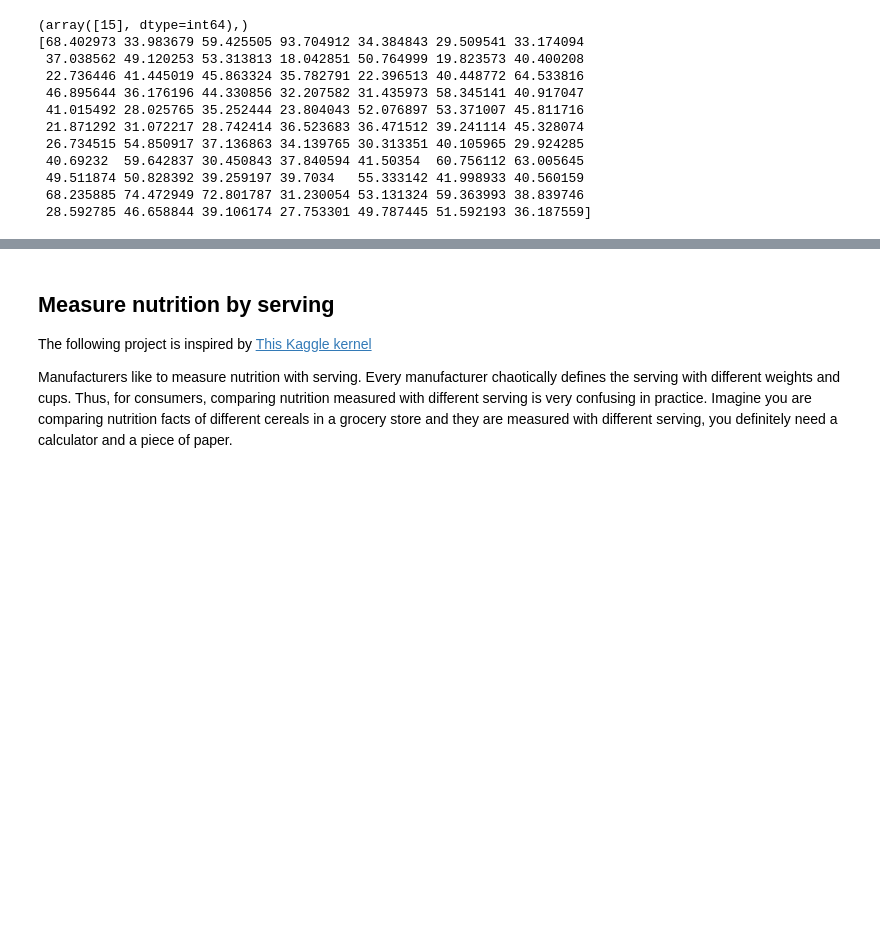
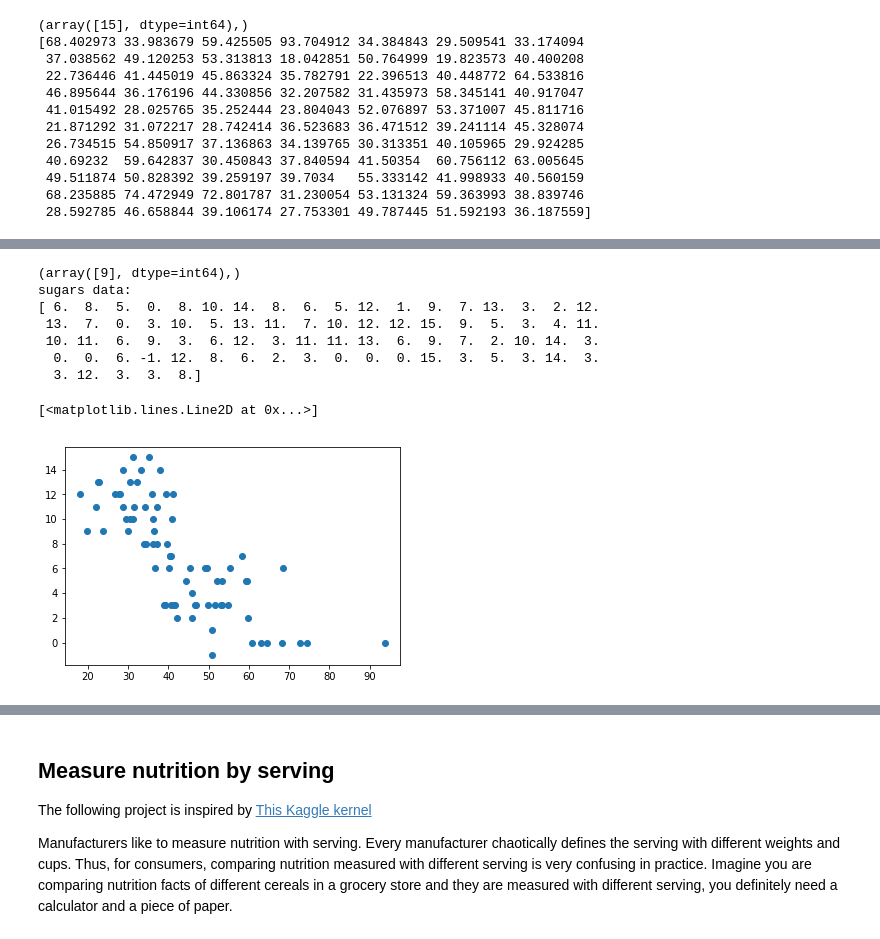
Before and after one commit to ch00226855/CMP464-Fall2019, a Jupyter notebook: Week2_NumPy_Ex.ipynb, the cells around one changed output, grey strips where cells are left out. Saved outputs shown, nothing was run; the diff lists cells and outputs as text; code cells hidden in the pictures; blank space fills up the shorter version.

```diff
--- a/Week2_NumPy_Ex.ipynb
+++ b/Week2_NumPy_Ex.ipynb
@@ -289,20 +338,26 @@ Cap'n'Crunch
-# %%
-# ------------- sugars -------------
-# What is the index of sugars in feature_names?
-
-
-
-# Is there any correlation between sugars and rating?
-import matplotlib.pyplot as plt
-%matplotlib inline
-# plt.plot(original_ratings, sugars_data)
-
-# change data type from str to float
-rating_data = original_ratings.astype(float)
-sugars_data = sugars_data.astype(float)
-# plt.plot(rating_data, sugars_data)
-
-# sort the ratings data (sugars data should be changed accordingly, how?)
-order = rating_data.argsort()
-print("order:", order)
-plt.plot(rating_data[order], sugars_data[order], 'b.')
+# %%
+# ------------- sugars -------------
+# What is the index of sugars in feature_names?
+print(np.where(feature_names == "sugars"))  # Output: 9
+sugars_data = data[:, 9].astype(float)
+print("sugars data:")
+print(sugars_data)
+
+# Is there any correlation between sugars and rating?
+import matplotlib.pyplot as plt
+%matplotlib inline
+# A "magic" command so that figure is shown in this notebook
+plt.plot(rating_data,
+         sugars_data,
+         marker='o',
+         linestyle='')
+# %% [output]
+(array([9], dtype=int64),)
+sugars data:
+[ 6.  8.  5.  0.  8. 10. 14.  8.  6.  5. 12.  1.  9.  7. 13.  3.  2. 12.
+ 13.  7.  0.  3. 10.  5. 13. 11.  7. 10. 12. 12. 15.  9.  5.  3.  4. 11.
+ 10. 11.  6.  9.  3.  6. 12.  3. 11. 11. 13.  6.  9.  7.  2. 10. 14.  3.
+  0.  0.  6. -1. 12.  8.  6.  2.  3.  0.  0.  0. 15.  3.  5.  3. 14.  3.
+  3. 12.  3.  3.  8.]
+[<matplotlib.lines.Line2D at 0x...>]
+[figure, added]
```
Also changed, not shown: parts of 17 cells of this notebook.
